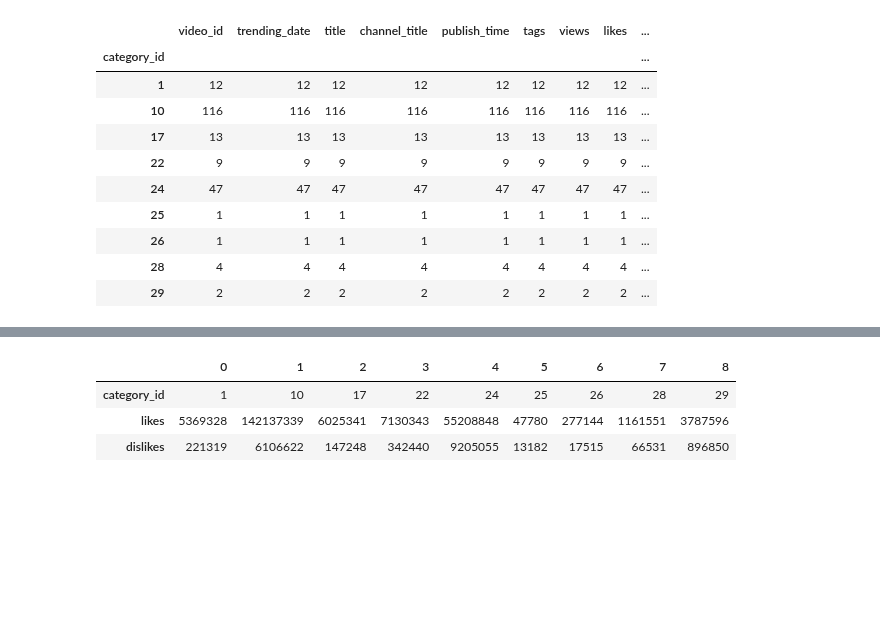
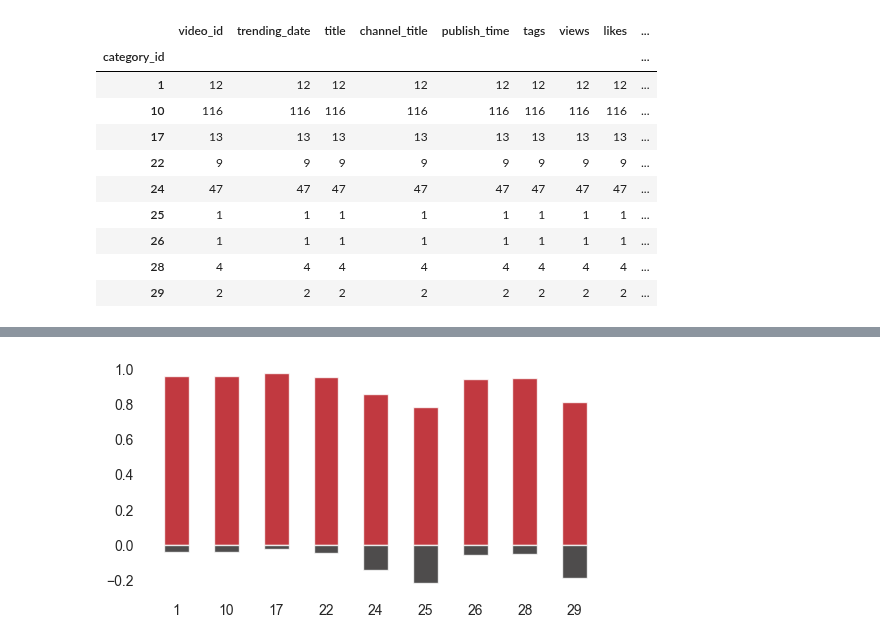
Before and after one commit to Harsh-2420/kaggle, a Jupyter notebook: Youtube/youtube-analysis.ipynb, the cells around one changed output, grey strips where cells are left out. Saved outputs shown, nothing was run; the diff lists cells and outputs as text; code cells hidden in the pictures; blank space fills up the shorter version.

Commit message:
added like vs dislike distribution

```diff
--- a/Youtube/youtube-analysis.ipynb
+++ b/Youtube/youtube-analysis.ipynb
@@ -180,16 +175,24 @@ top_view_df.head(1)
 # %%
-order = top_view_df.groupby('category_id')['likes', 'dislikes'].sum().reset_index().T
-order
+order = top_view_df.groupby('category_id')['likes', 'dislikes'].sum().reset_index().set_index('category_id').T
+order = order/order.sum()
+order.columns = order.columns.astype(str)
-# %% [output]
-|  | 0 | 1 | 2 | 3 | 4 | 5 | 6 | 7 | 8 |
-| category_id | 1 | 10 | 17 | 22 | 24 | 25 | 26 | 28 | 29 |
-| likes | 5369328 | 142137339 | 6025341 | 7130343 | 55208848 | 47780 | 277144 | 1161551 | 3787596 |
-| dislikes | 221319 | 6106622 | 147248 | 342440 | 9205055 | 13182 | 17515 | 66531 | 896850 |
 # %%
 like = order.loc['likes']
 dislike = - order.loc['dislikes']
 
 
-fig, ax = plt.subplots(1,1, figsize=(12, 6))
+
+fig, ax = plt.subplots(1,1, figsize=(6, 3))
+
+sns.set_style('white')
+
+ax.grid(False)
+for s in ['top', 'right', 'bottom', 'left']:
+    ax.spines[s].set_visible(False)
+
 ax.bar(like.index, like, width=0.5, color='#b20710', alpha=0.8, label='Likes')
 ax.bar(dislike.index, dislike, width=0.5, color='#221f1f', alpha=0.8, label='Dislikes')
+
+plt.show()
+# %% [output]
+[figure, added]
```
Also changed, not shown: parts of 1 cell of this notebook.
